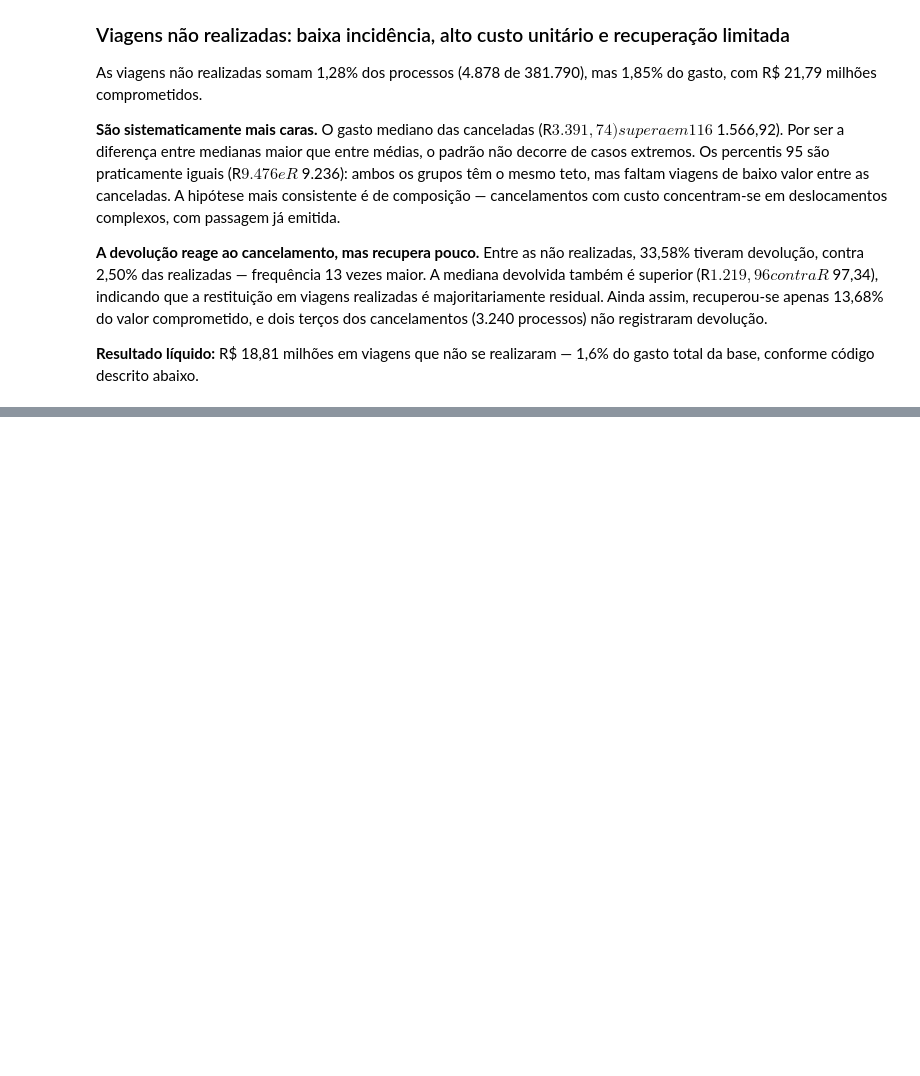
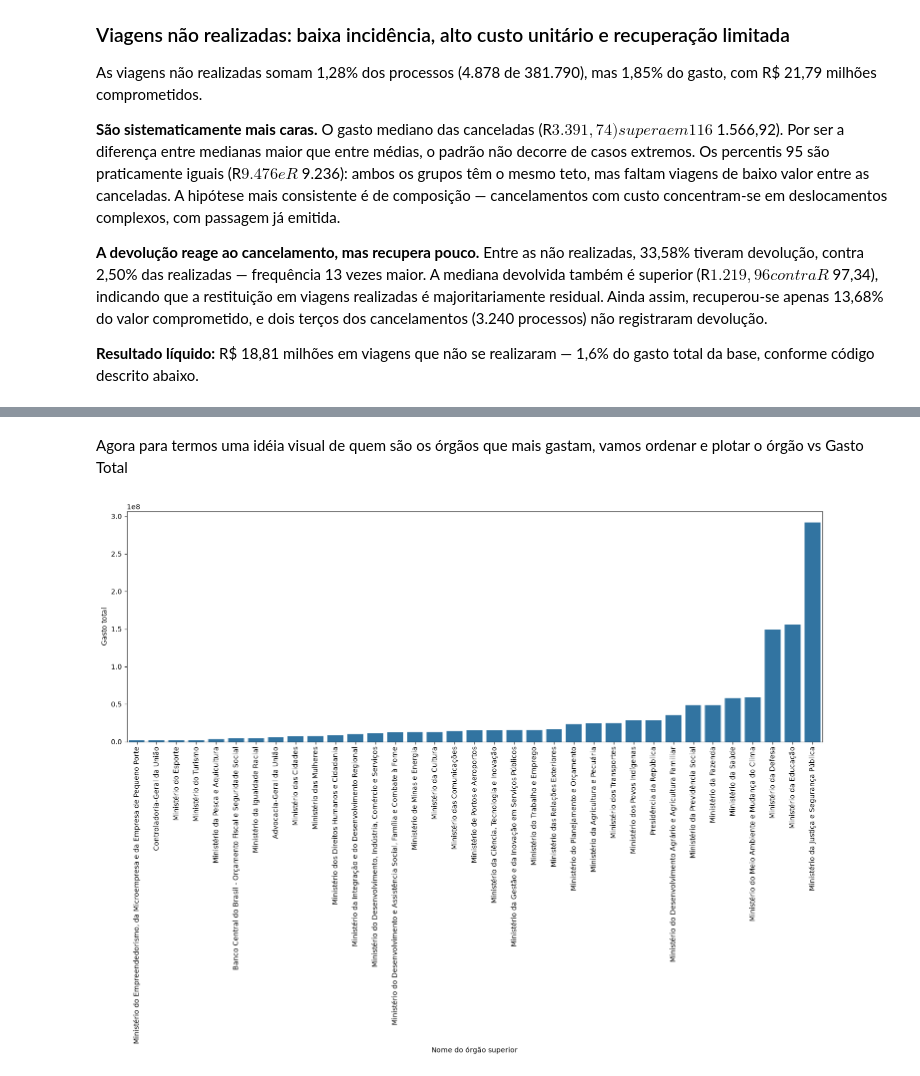
Before and after one commit to rafael-m-ferreira/caixaverso_projeto_final, a Jupyter notebook: notebooks/analise.ipynb, the cells around one changed output, grey strips where cells are left out. Saved outputs shown, nothing was run; the diff lists cells and outputs as text; code cells hidden in the pictures; blank space fills up the shorter version.

Commit message:
Adicionadas bibliotecas Matplotlib e Seaborn! Inicio do tratamento para responder à pergunta #1

```diff
--- a/notebooks/analise.ipynb
+++ b/notebooks/analise.ipynb
@@ -437,0 +345,2 @@ resumo.sort_values('Nome do órgão superior')
+# %%
+df_valores_de_viagens_agrupados_por_orgao = df_viagem[['Nome do órgão superior', 'Valor diárias', 'Valor passagens', 'Valor outros gastos', 'Gasto total']].groupby(["Nome do órgão superior"]).sum()
@@ -437,0 +380,13 @@ resumo.sort_values('Nome do órgão superior')
+# %% [markdown]
+Agora para termos uma idéia visual de quem são os órgãos que mais gastam, vamos ordenar e plotar o órgão vs Gasto Total
+# %%
+df_gasto_total_agrupado_por_orgao_sorted = df_valores_de_viagens_agrupados_por_orgao[['Gasto total']].sort_values(by='Gasto total')
+#print(df_valores_de_viagens_agrupados_por_orgao.columns)
+# %%
+type(df_gasto_total_agrupado_por_orgao_sorted)
+plt.figure(figsize=(18, 6))
+sns.barplot(data=df_gasto_total_agrupado_por_orgao_sorted, x='Nome do órgão superior',y='Gasto total')
+plt.xticks(rotation=90)
+plt.show()
+# %% [output]
+[figure, added]
```
Also changed, not shown: parts of 18 cells of this notebook.
